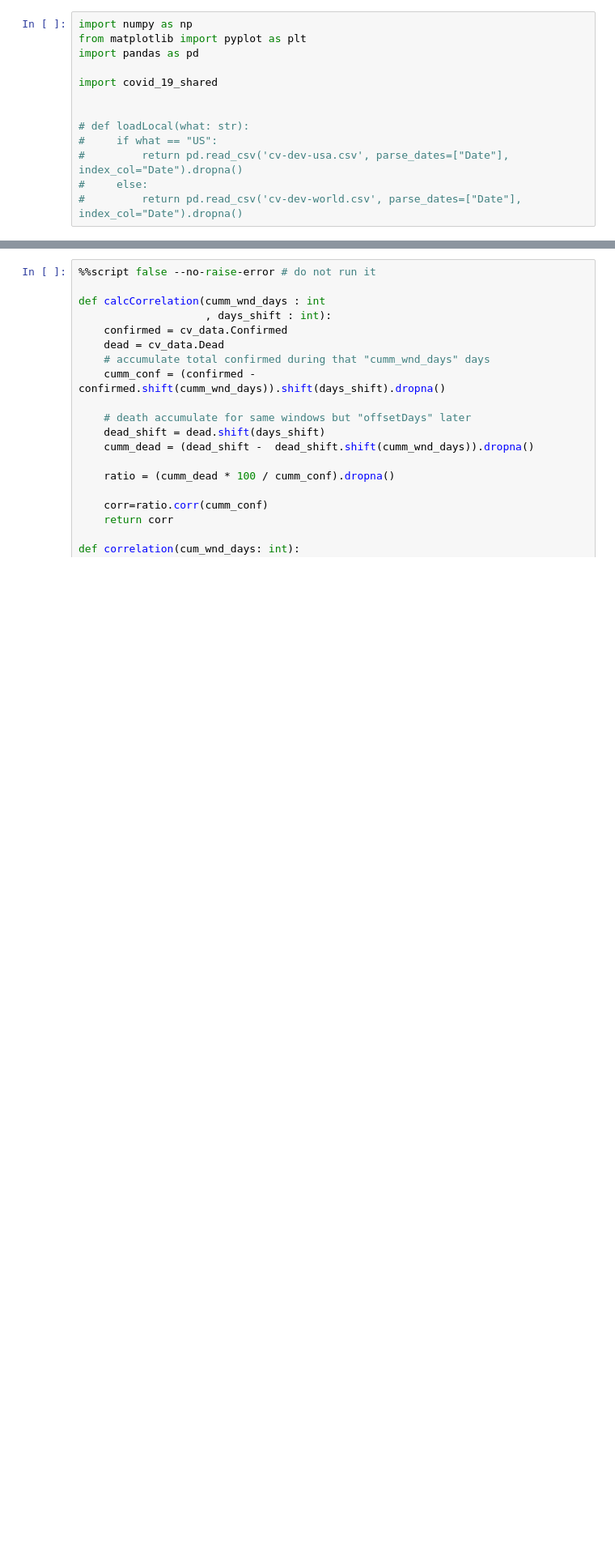
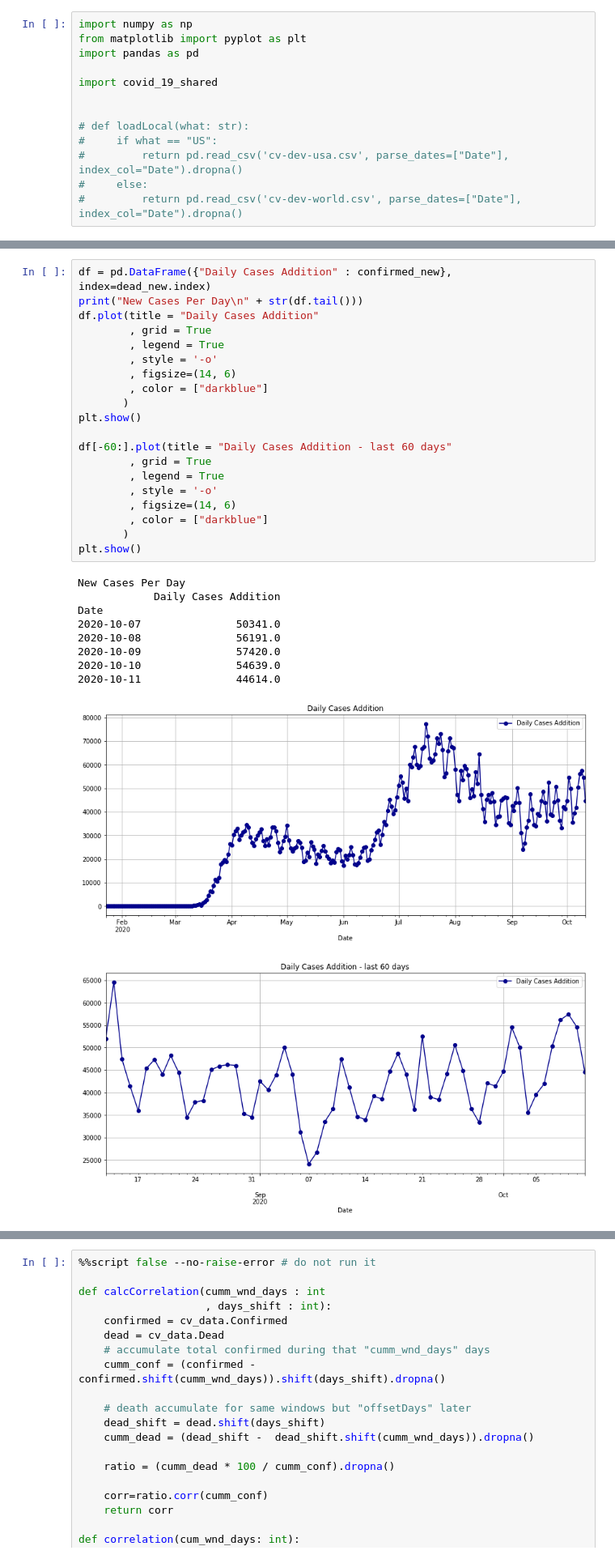
Before and after one commit to olegsheynin/data_analysis, a Jupyter notebook: coronavirus/Coronavirus Development USA.ipynb, the cells around one changed output, grey strips where cells are left out. Shown: that part at 81% size. Saved outputs shown, nothing was run; the diff lists cells and outputs as text; blank space fills up the shorter version.

```diff
--- a/coronavirus/Coronavirus Development USA.ipynb
+++ b/coronavirus/Coronavirus Development USA.ipynb
@@ -286,0 +300,31 @@ Name: Dead, dtype: float64
+# %%
+df = pd.DataFrame({"Daily Cases Addition" : confirmed_new}, index=dead_new.index)
+print("New Cases Per Day\n" + str(df.tail()))
+df.plot(title = "Daily Cases Addition"
+        , grid = True
+        , legend = True
+        , style = '-o'
+        , figsize=(14, 6)
+        , color = ["darkblue"]
+       )
+plt.show()
+
+df[-60:].plot(title = "Daily Cases Addition - last 60 days"
+        , grid = True
+        , legend = True
+        , style = '-o'
+        , figsize=(14, 6)
+        , color = ["darkblue"]
+       )
+plt.show()
+# %% [output]
+New Cases Per Day
+            Daily Cases Addition
+Date
+2020-10-07               50341.0
+2020-10-08               56191.0
+2020-10-09               57420.0
+2020-10-10               54639.0
+2020-10-11               44614.0
+[figure, added]
+[figure, added]
```
Also changed, not shown: parts of 9 cells of this notebook, 3 other files.
